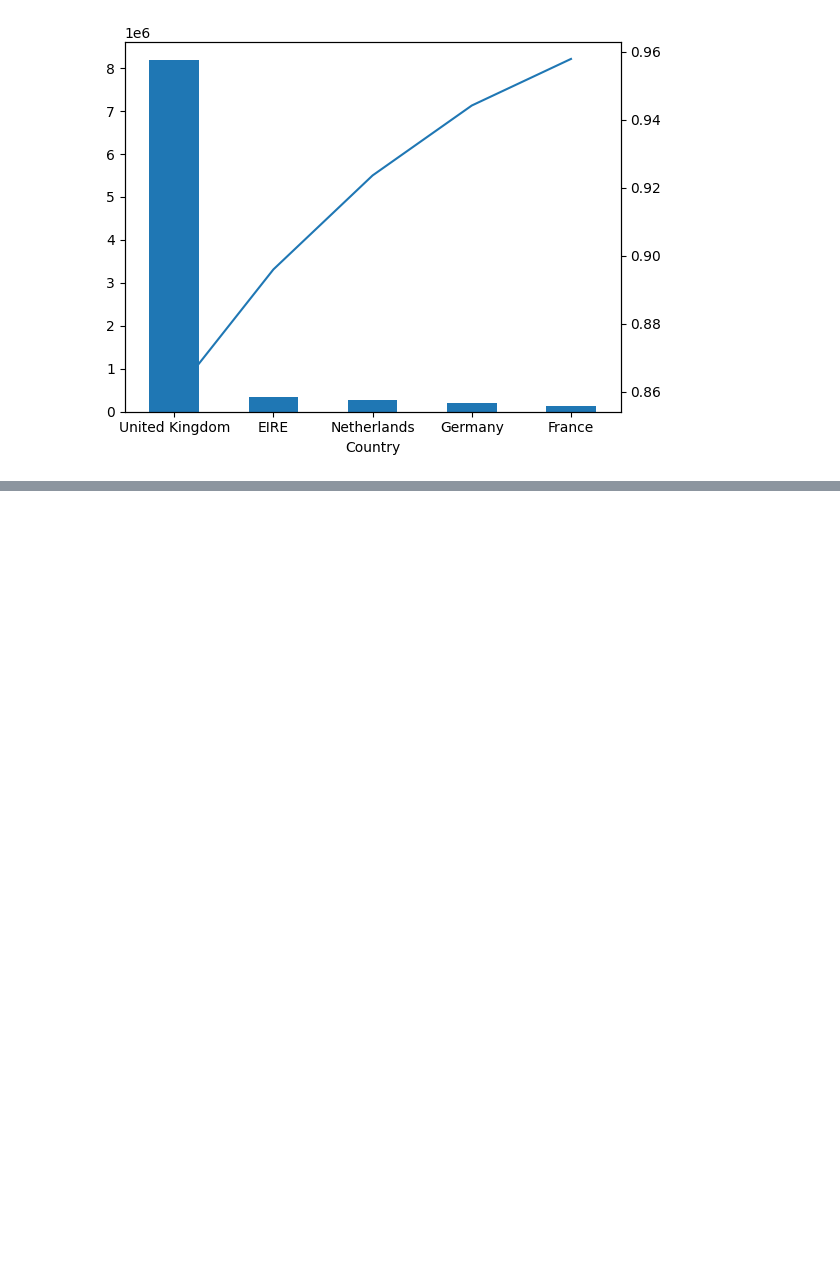
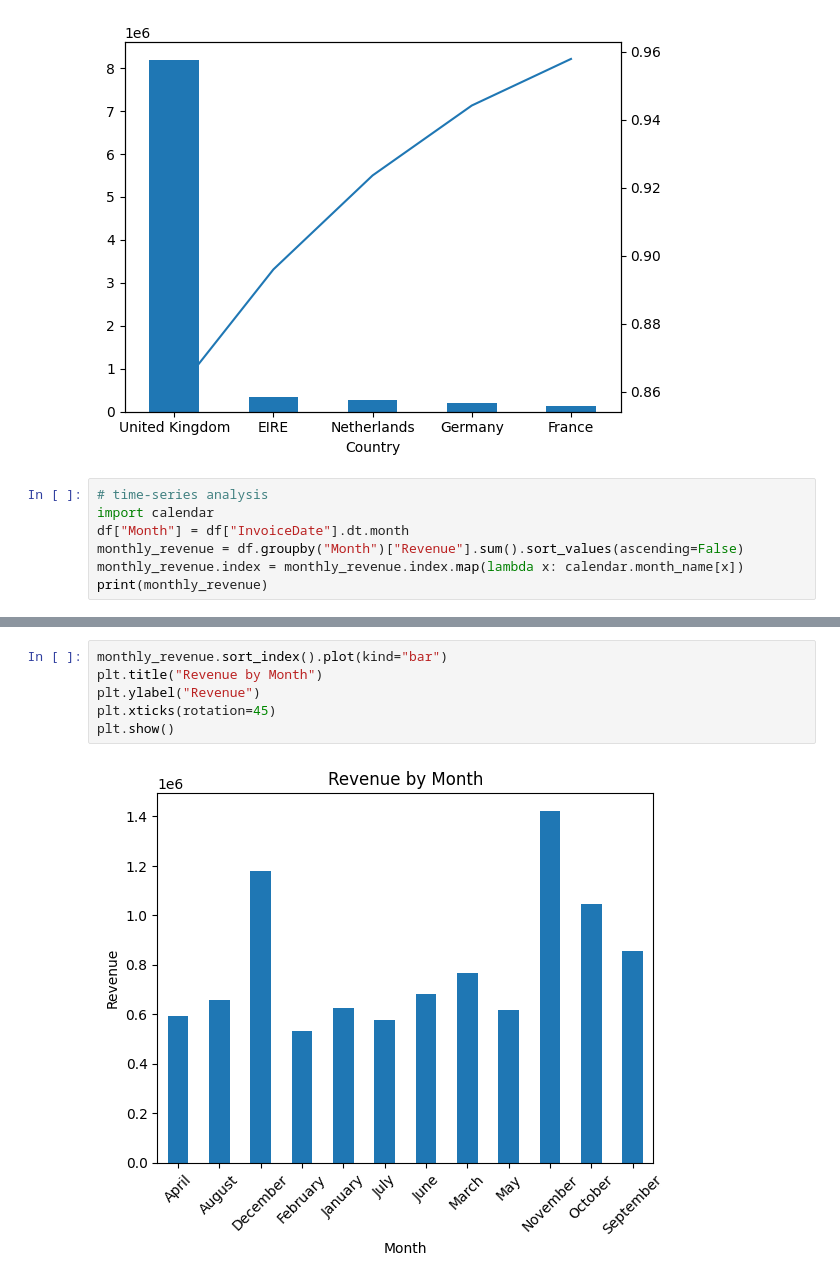
Before and after one commit to billkiplagat/Online-retail-analysis, a Jupyter notebook: analysis.ipynb, the cells around one changed output, grey strips where cells are left out. Saved outputs shown, nothing was run; the diff lists cells and outputs as text; blank space fills up the shorter version.

Commit message:
Time series analysis added

```diff
--- a/analysis.ipynb
+++ b/analysis.ipynb
@@ -205,3 +201,10 @@ top5["Cumulative %"].plot(secondary_y=True)
 plt.show()
 # %% [output]
 [figure]
+# %%
+# time-series analysis
+import calendar
+df["Month"] = df["InvoiceDate"].dt.month
+monthly_revenue = df.groupby("Month")["Revenue"].sum().sort_values(ascending=False)
+monthly_revenue.index = monthly_revenue.index.map(lambda x: calendar.month_name[x])
+print(monthly_revenue)
@@ -207,0 +226,8 @@ plt.show()
+# %%
+monthly_revenue.sort_index().plot(kind="bar")
+plt.title("Revenue by Month")
+plt.ylabel("Revenue")
+plt.xticks(rotation=45)
+plt.show()
+# %% [output]
+[figure, added]
```
Also changed, not shown: parts of 6 cells of this notebook.
